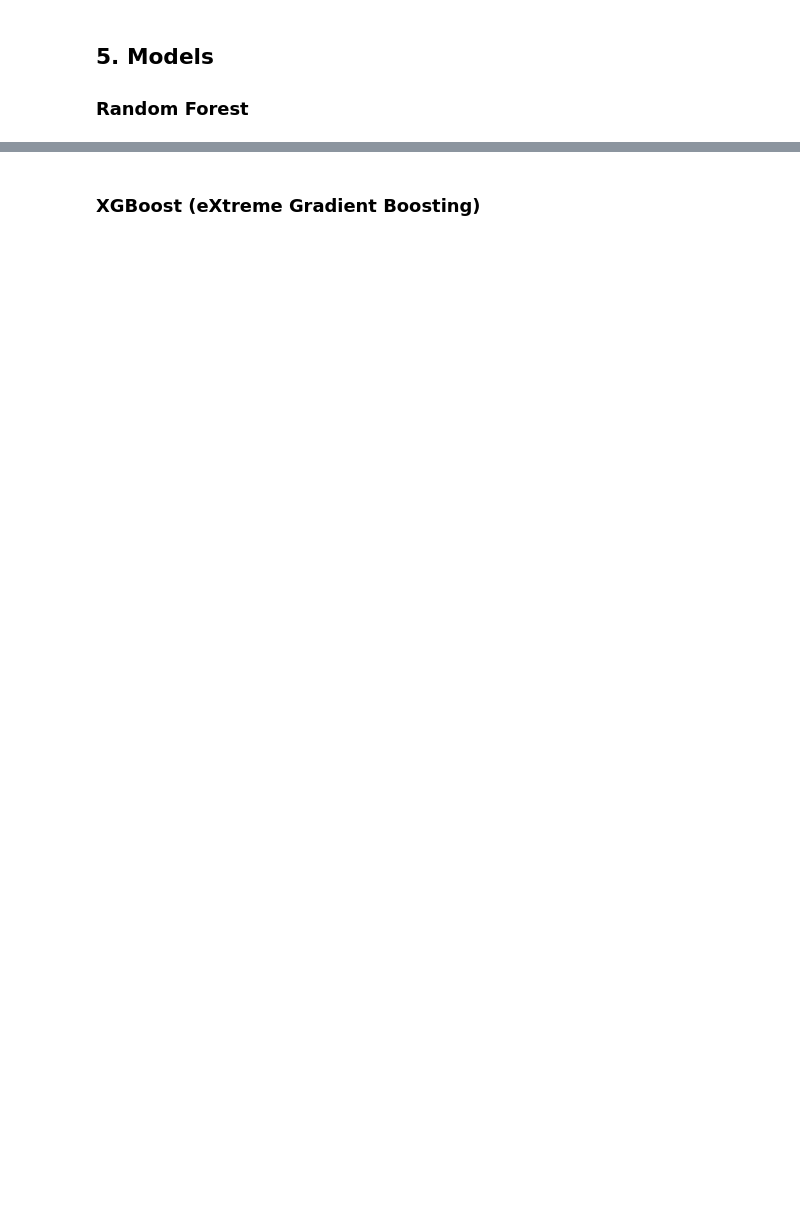
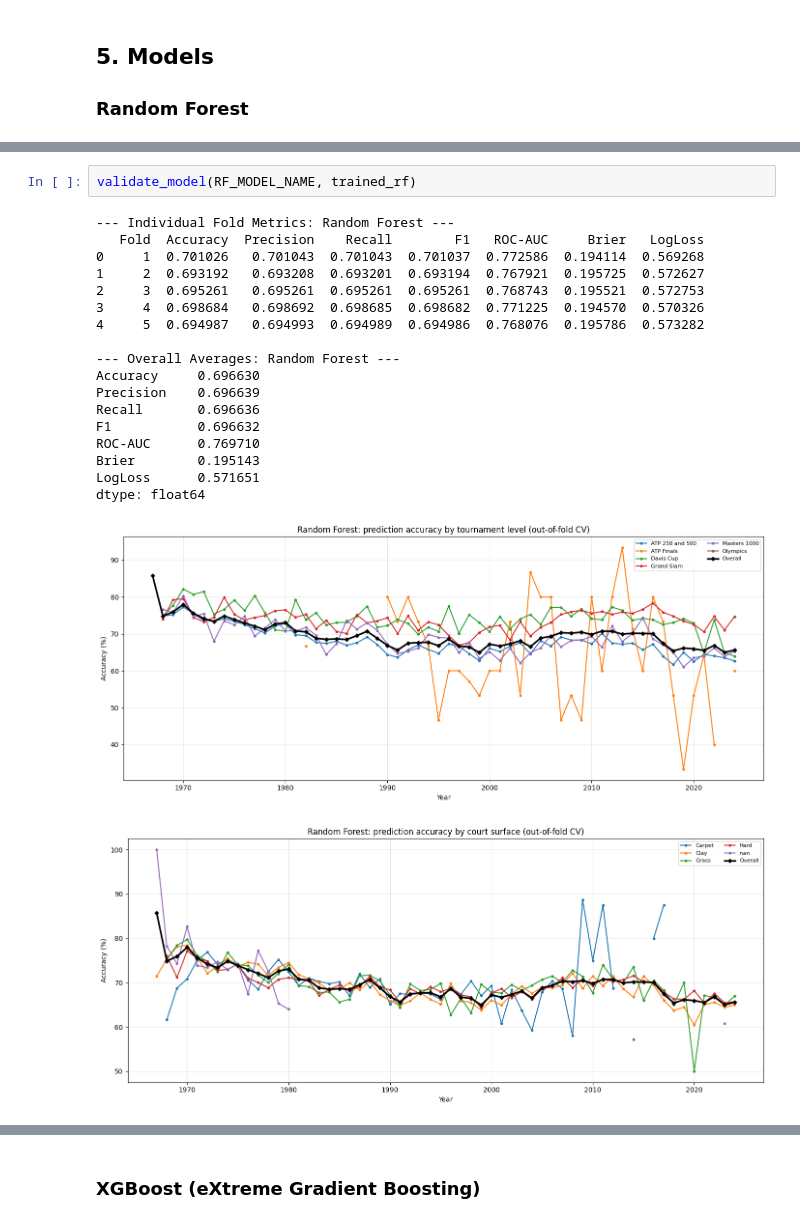
Before and after one commit to scarvalhojr/tennispredictor, a Jupyter notebook: notebook/tennispredictor.ipynb, the cells around one changed output, grey strips where cells are left out. Cells and saved outputs as stored; diff of their text form; blank space fills up the shorter version.

```diff
--- a/notebook/tennispredictor.ipynb
+++ b/notebook/tennispredictor.ipynb
@@ -770,0 +878,22 @@ Test results for Random Forest model
+# %%
+validate_model(RF_MODEL_NAME, trained_rf)
+# %% [output]
+--- Individual Fold Metrics: Random Forest ---
+   Fold  Accuracy  Precision    Recall        F1   ROC-AUC     Brier   LogLoss
+0     1  0.701026   0.701043  0.701043  0.701037  0.772586  0.194114  0.569268
+1     2  0.693192   0.693208  0.693201  0.693194  0.767921  0.195725  0.572627
+2     3  0.695261   0.695261  0.695261  0.695261  0.768743  0.195521  0.572753
+3     4  0.698684   0.698692  0.698685  0.698682  0.771225  0.194570  0.570326
+4     5  0.694987   0.694993  0.694989  0.694986  0.768076  0.195786  0.573282
+
+--- Overall Averages: Random Forest ---
+Accuracy     0.696630
+Precision    0.696639
+Recall       0.696636
+F1           0.696632
+ROC-AUC      0.769710
+Brier        0.195143
+LogLoss      0.571651
+dtype: float64
+[figure, added]
+[figure, added]
```
Also changed, not shown: parts of 10 cells of this notebook.
